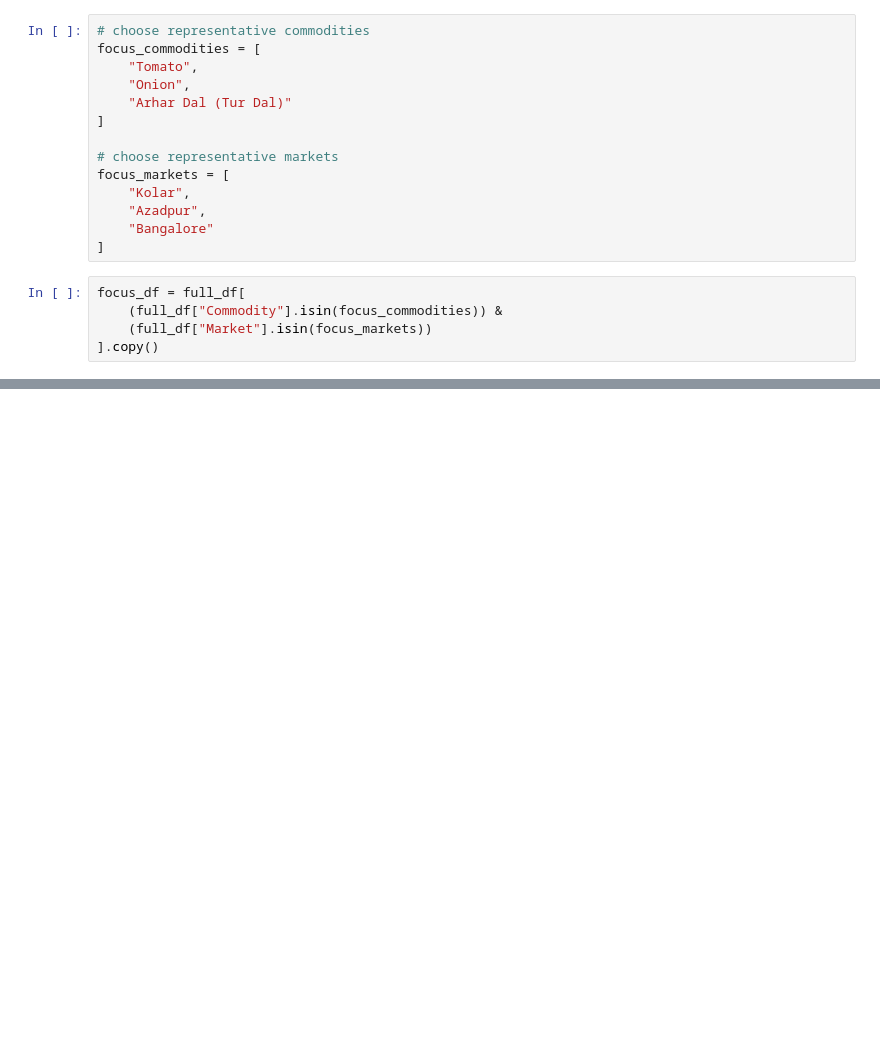
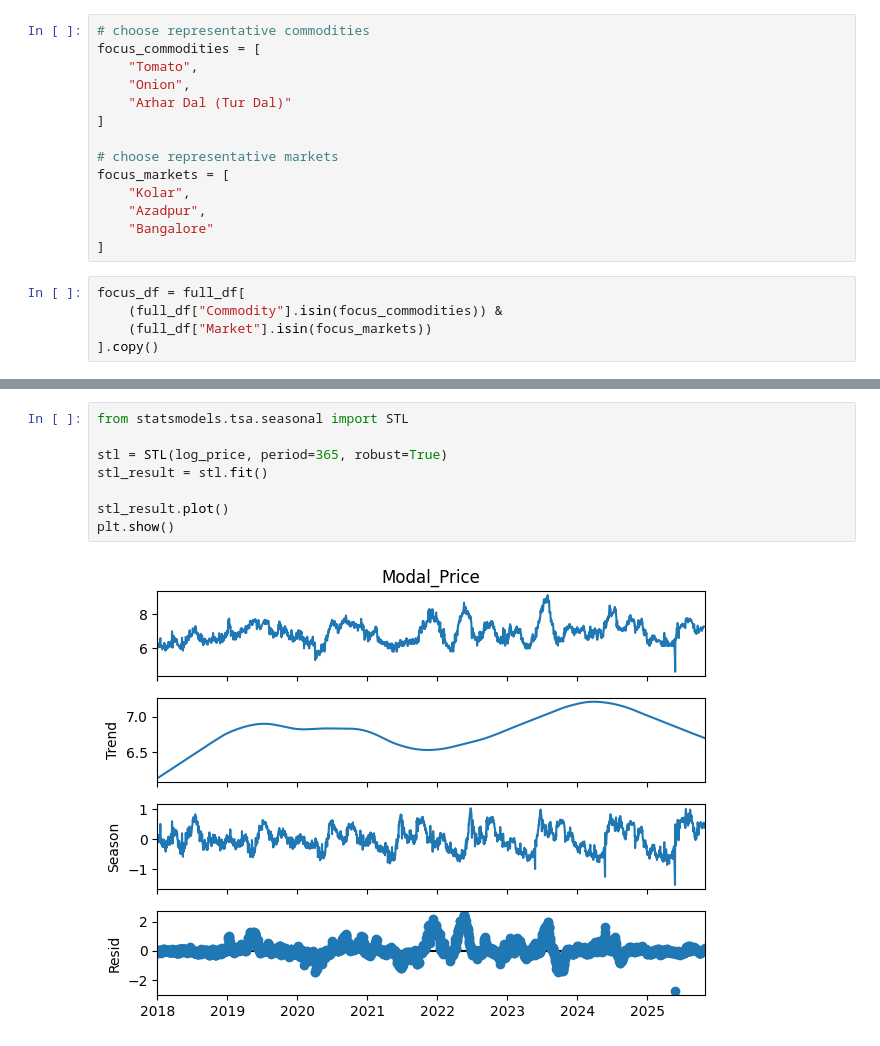
Before and after one commit to nittloadeddiper/agri_price_pred, a Jupyter notebook: winter_proj.ipynb, the cells around one changed output, grey strips where cells are left out. Cells and saved outputs as stored; diff of their text form; blank space fills up the shorter version.

```diff
--- a/winter_proj.ipynb
+++ b/winter_proj.ipynb
@@ -82,0 +369,10 @@ focus_df.groupby(["Commodity", "Market"]).size().sort_values(ascending=False)
+# %%
+from statsmodels.tsa.seasonal import STL
+
+stl = STL(log_price, period=365, robust=True)
+stl_result = stl.fit()
+
+stl_result.plot()
+plt.show()
+# %% [output]
+[figure, added]
```
Also changed, not shown: parts of 116 cells of this notebook.
